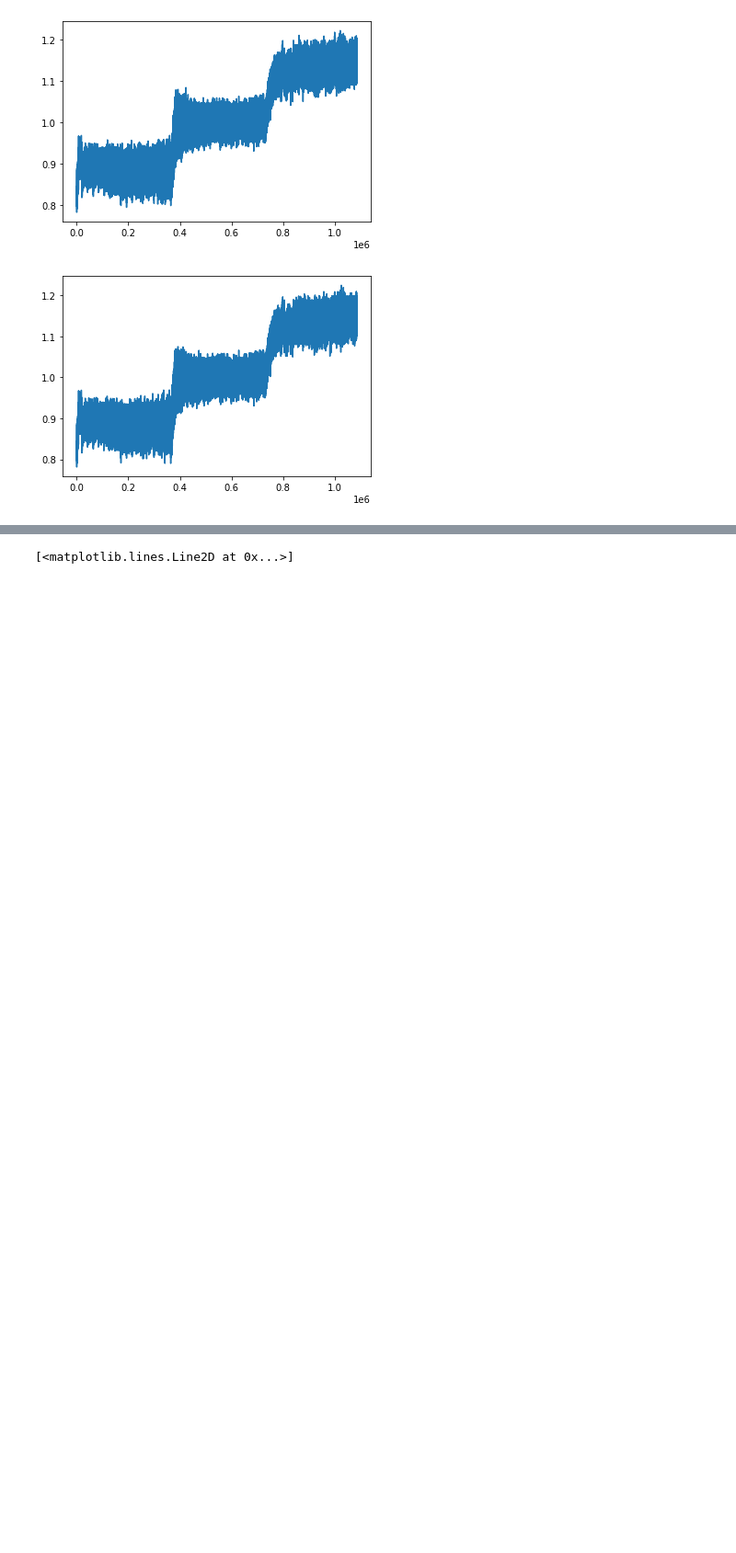
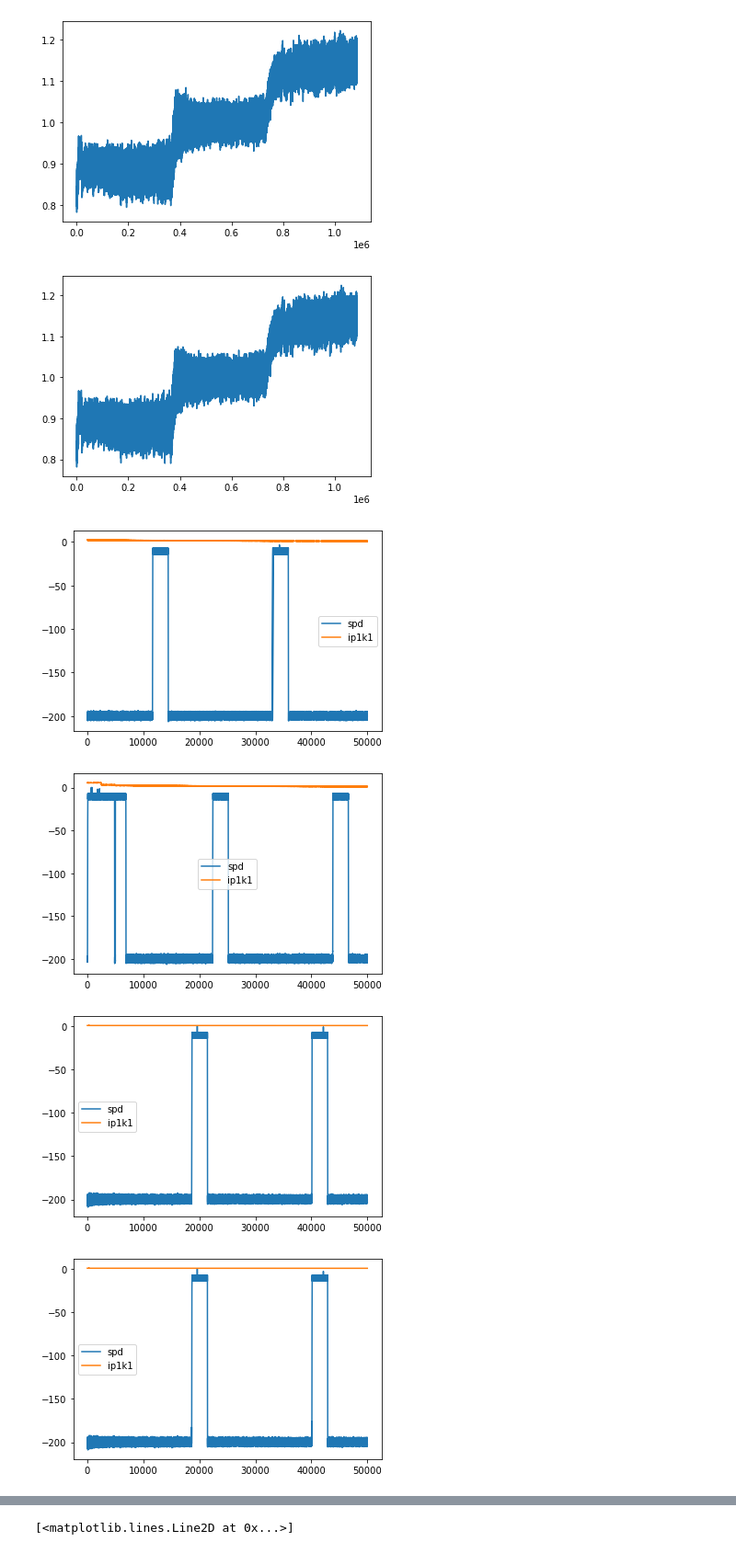
Before and after one commit to chen-xin-94/trelleborg, a Jupyter notebook: EDA_Meeting.ipynb, the cells around one changed output, grey strips where cells are left out. Shown at 92% size. Saved outputs shown, nothing was run; the diff lists cells and outputs as text; code cells hidden in the pictures; blank space fills up the shorter version.

```diff
--- a/EDA_Meeting.ipynb
+++ b/EDA_Meeting.ipynb
@@ -202,3 +202,20 @@ for file in file_list:
 [figure]
 [figure]
 [figure]
+# %%
+# Plot and save first 50000 spd and ip1k1 points in one figure
+folder = './data/pics/spd_ip1k1/'
+Path(folder).mkdir(parents=True, exist_ok=True)
+for file in file_list:
+    filename = file.split('\\')[-1][:-3]
+    with h5py.File(file, "r") as h51:
+        plt.figure()
+        plt.plot(h51['spd1'][:50000], label = 'spd')
+        plt.plot(h51['ip1k1'][:50000], label = 'ip1k1')
+        plt.legend()
+        plt.savefig(folder + filename,facecolor='w')
+# %% [output]
+[figure, added]
+[figure, added]
+[figure, added]
+[figure, added]
```
Also changed, not shown: parts of 1 cell of this notebook, 1 other file.
